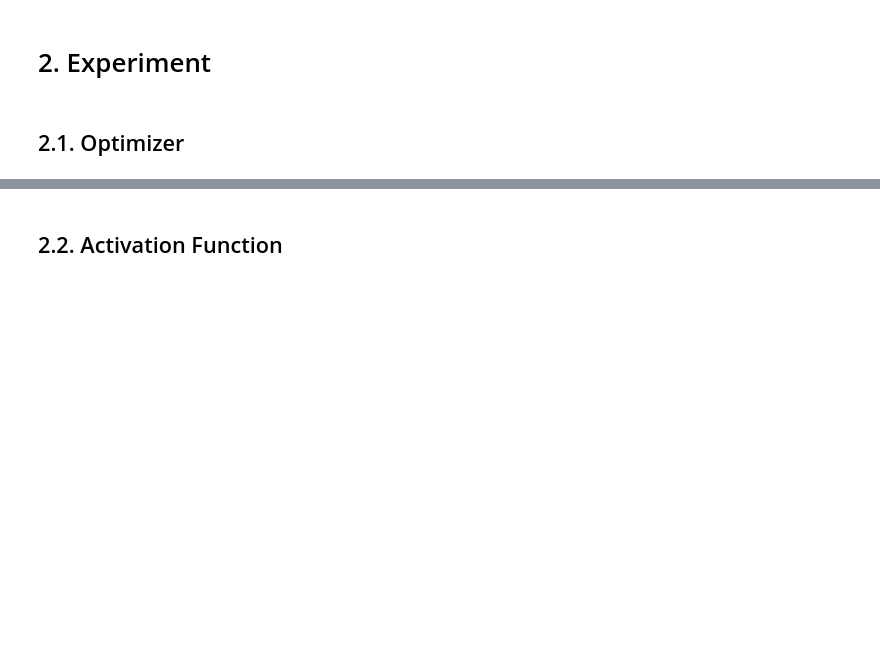
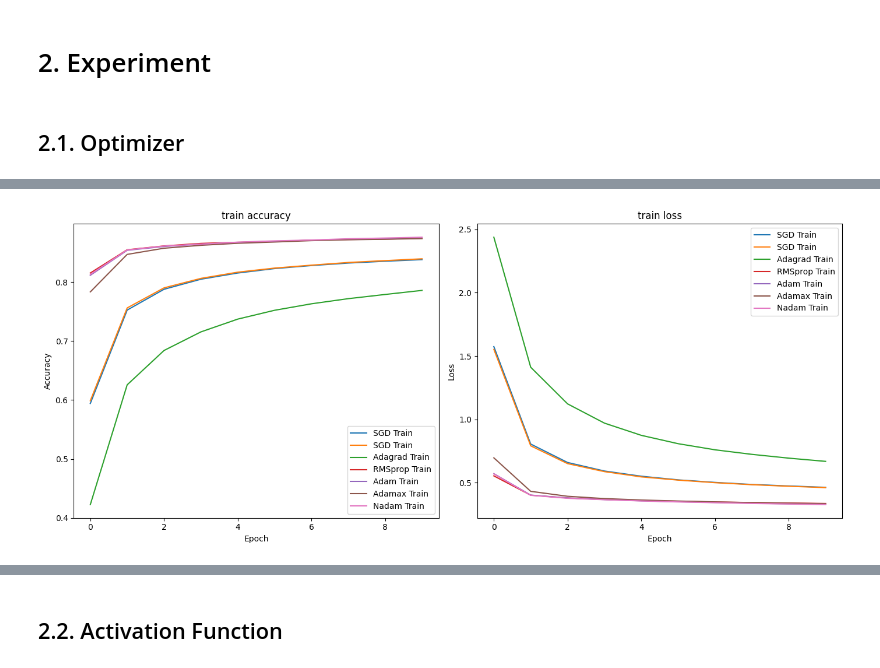
Before and after one commit to unbroken2650/ann-project, a Jupyter notebook: main.ipynb, the cells around one changed output, grey strips where cells are left out. Drawn from its saved outputs; the diff is of its cells as text; code cells hidden in the pictures; blank space fills up the shorter version.

```diff
--- a/main.ipynb
+++ b/main.ipynb
@@ -98,13 +120,13 @@ callbacks_final = create_callbacks('final')
 lenet_model = LeNetModel()
 resnet_model = ResNetModel()
 our_model_1 = CNNModel()
-our_model_2 = ResModel()
+our_model_2res = ResModel()
 
 # Compile models
 lenet_model.compile(optimizer='adam', loss='sparse_categorical_crossentropy', metrics=['accuracy'])
 resnet_model.compile(optimizer='adam', loss='sparse_categorical_crossentropy', metrics=['accuracy'])
 our_model_1.compile(optimizer='adam', loss='sparse_categorical_crossentropy', metrics=['accuracy'])
-our_model_2.compile(optimizer='adam', loss='sparse_categorical_crossentropy', metrics=['accuracy'])
+our_model_2res.compile(optimizer='adam', loss='sparse_categorical_crossentropy', metrics=['accuracy'])
 # %%
 history = []
 training_time = []
@@ -128,7 +153,7 @@ end_time = time.time()
 training_time.append(end_time-start_time)
 # %%
 start_time = time.time()
-history.append(our_model_2.train(x_train, y_train_int, validation_data=(x_valid, y_valid_int),
+history.append(our_model_2res.train(x_train, y_train_int, validation_data=(x_valid, y_valid_int),
                epochs=EPOCHS, batch_size=BATCH_SIZE, callbacks=[callbacks_ours_2]))
 end_time = time.time()
 training_time.append(end_time-start_time)
@@ -209,4 +228,0 @@ def save_results(results_df):
-# %%
-def save_history(histories, filename):
-    with open(filename, 'wb') as f:
-        pickle.dump(histories, f)
@@ -280,8 +368,31 @@ for optimizer in optimizers_list:
 # %%
 results_df = pd.DataFrame(results)
 save_results(results_df)
-plot_optimizer_history(history, optimizers_list)
 save_history(history, 'history_optimizer.pkl')
+# %%
+plt.figure(figsize=(14, 6))
+
+for i, h in enumerate(history):
+    plt.subplot(1, 2, 1)
+    plt.plot(h.history['accuracy'], label=f'{type(optimizers_list[i]).__name__} Train')
+    plt.title('train accuracy')
+    plt.xlabel('Epoch')
+    plt.ylabel('Accuracy')
+    plt.legend(loc='best')
+
+    plt.subplot(1, 2, 2)
+    plt.plot(h.history['loss'], label=f'{type(optimizers_list[i]).__name__} Train')
+    plt.title('train loss')
+    plt.xlabel('Epoch')
+    plt.ylabel('Loss')
+    plt.legend(loc='best')
+
+plt.tight_layout()
+plt.savefig(f"{result_path}/result_{_time}.png")
+save_history(history, 'history_optimizer.pkl')
+plt.show()
+# %% [output]
+[figure, added]
 # %%
 metrics = ["Loss", "Accuracy", "Training Time"]
 for metric in metrics:
```
Also changed, not shown: parts of 36 cells of this notebook, 1 other file.
